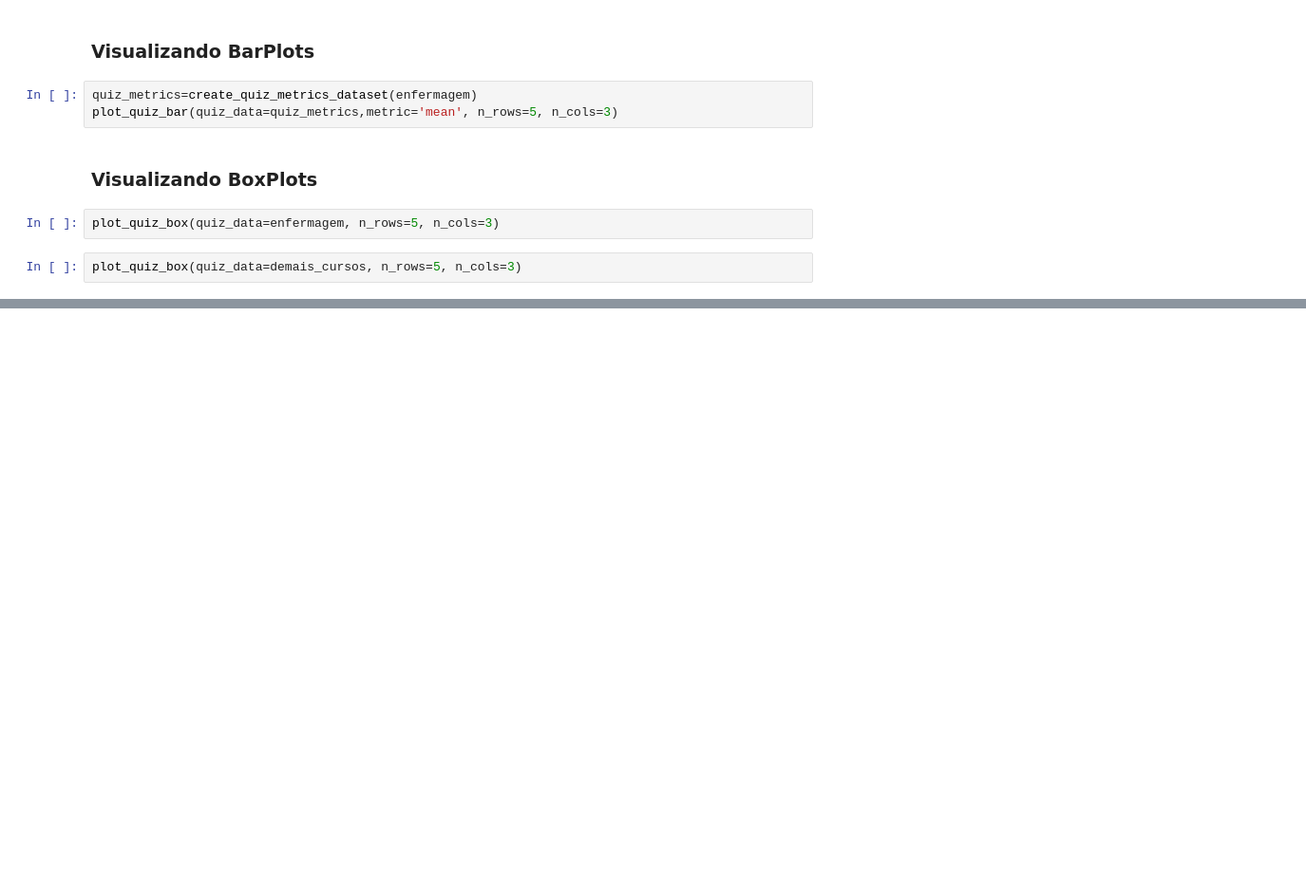
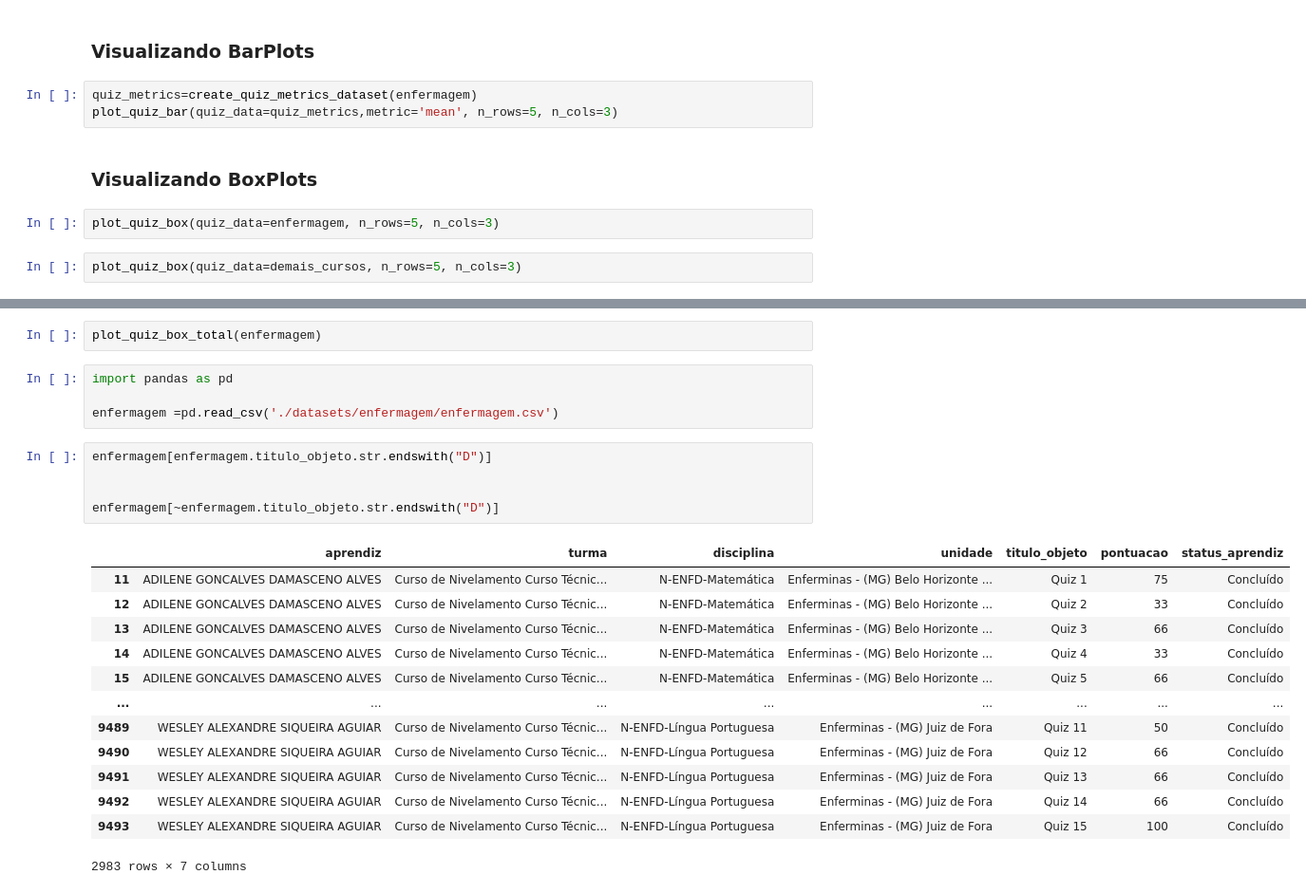
Before and after one commit to mediote/proz_quiz, a Jupyter notebook: quiz.ipynb, the cells around one changed output, grey strips where cells are left out. Shown at 95% size. Drawn from its saved outputs; the diff is of its cells as text; blank space fills up the shorter version.

```diff
--- a/quiz.ipynb
+++ b/quiz.ipynb
@@ -284,0 +290,25 @@ plot_quiz_box(quiz_data=demais_cursos, n_rows=5, n_cols=3)
+# %%
+plot_quiz_box_total(enfermagem)
+# %%
+import pandas as pd
+
+enfermagem =pd.read_csv('./datasets/enfermagem/enfermagem.csv')
+# %%
+enfermagem[enfermagem.titulo_objeto.str.endswith("D")]
+
+
+enfermagem[~enfermagem.titulo_objeto.str.endswith("D")]
+# %% [output]
+|  | aprendiz | turma | disciplina | unidade | titulo_objeto | pontuacao | status_aprendiz |
+| 11 | ADILENE GONCALVES DAMASCENO ALVES | Curso de Nivelamento Curso Técnic... | N-ENFD-Matemática | Enferminas - (MG) Belo Horizonte ... | Quiz 1 | 75 | Concluído |
+| 12 | ADILENE GONCALVES DAMASCENO ALVES | Curso de Nivelamento Curso Técnic... | N-ENFD-Matemática | Enferminas - (MG) Belo Horizonte ... | Quiz 2 | 33 | Concluído |
+| 13 | ADILENE GONCALVES DAMASCENO ALVES | Curso de Nivelamento Curso Técnic... | N-ENFD-Matemática | Enferminas - (MG) Belo Horizonte ... | Quiz 3 | 66 | Concluído |
+| 14 | ADILENE GONCALVES DAMASCENO ALVES | Curso de Nivelamento Curso Técnic... | N-ENFD-Matemática | Enferminas - (MG) Belo Horizonte ... | Quiz 4 | 33 | Concluído |
+| 15 | ADILENE GONCALVES DAMASCENO ALVES | Curso de Nivelamento Curso Técnic... | N-ENFD-Matemática | Enferminas - (MG) Belo Horizonte ... | Quiz 5 | 66 | Concluído |
+| ... | ... | ... | ... | ... | ... | ... | ... |
+| 9489 | WESLEY ALEXANDRE SIQUEIRA AGUIAR | Curso de Nivelamento Curso Técnic... | N-ENFD-Língua Portuguesa | Enferminas - (MG) Juiz de Fora | Quiz 11 | 50 | Concluído |
+| 9490 | WESLEY ALEXANDRE SIQUEIRA AGUIAR | Curso de Nivelamento Curso Técnic... | N-ENFD-Língua Portuguesa | Enferminas - (MG) Juiz de Fora | Quiz 12 | 66 | Concluído |
+| 9491 | WESLEY ALEXANDRE SIQUEIRA AGUIAR | Curso de Nivelamento Curso Técnic... | N-ENFD-Língua Portuguesa | Enferminas - (MG) Juiz de Fora | Quiz 13 | 66 | Concluído |
+| 9492 | WESLEY ALEXANDRE SIQUEIRA AGUIAR | Curso de Nivelamento Curso Técnic... | N-ENFD-Língua Portuguesa | Enferminas - (MG) Juiz de Fora | Quiz 14 | 66 | Concluído |
+| 9493 | WESLEY ALEXANDRE SIQUEIRA AGUIAR | Curso de Nivelamento Curso Técnic... | N-ENFD-Língua Portuguesa | Enferminas - (MG) Juiz de Fora | Quiz 15 | 100 | Concluído |
+2983 rows × 7 columns
```
Also changed, not shown: parts of 9 cells of this notebook, 5 other files.
